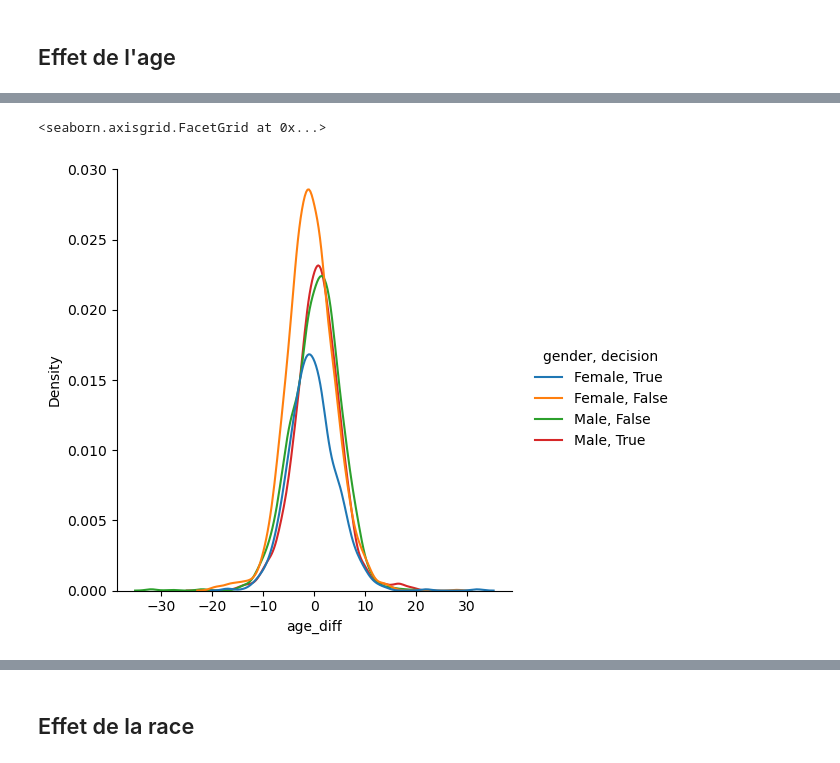
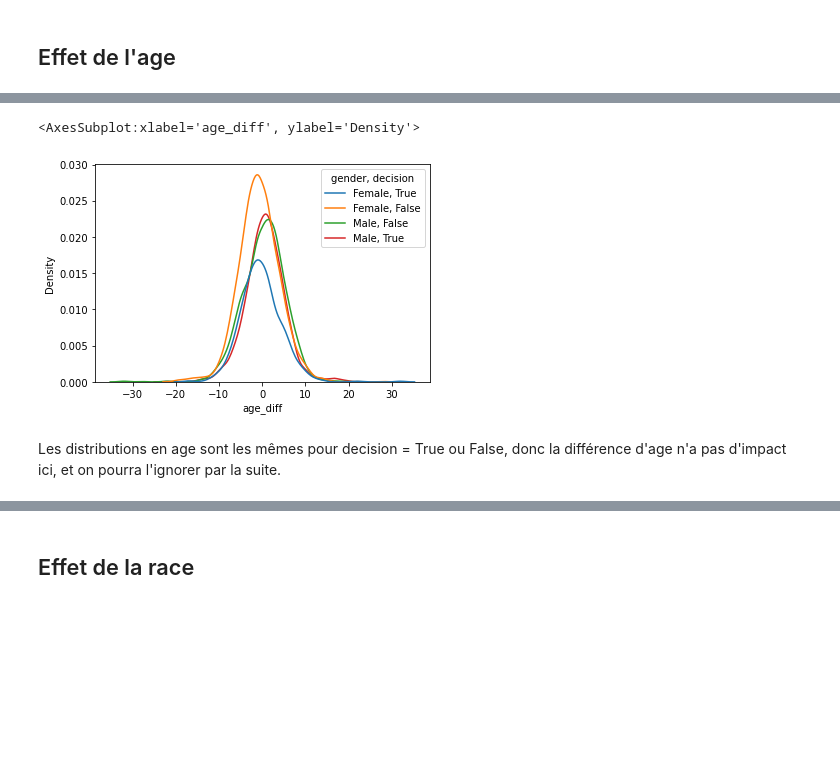
Before and after one commit to OFloyd/formation_greta, a Jupyter notebook: soutenance_17_02_speed_dating.ipynb, the cells around one changed output, grey strips where cells are left out. Saved outputs shown, nothing was run; the diff lists cells and outputs as text; code cells hidden in the pictures; blank space fills up the shorter version.

```diff
--- a/soutenance_17_02_speed_dating.ipynb
+++ b/soutenance_17_02_speed_dating.ipynb
@@ -158,7 +158,7 @@ ind_ct=['wave', 'gender', 'age', 'race', 'importance_same_race', 'importance_sam
 id=0
 for i in range(1,data.shape[0]) :
     for j in ind_ct :
-        if data.loc[i,j] != data.loc[i-1,j]:
+        if (data.loc[i,j] == data.loc[i,j]) and (data.loc[i,j] != data.loc[i-1,j]) :
             id+=1
             break
     uid[i]=id
@@ -464,9 +540,10 @@ fig=sns.catplot(x='decision', y='age_diff', data=data, hue='gender', palette=('r
 # fig=sns.catplot(x='decision', y='age_crit', data=data, hue='gender', palette=('red', 'blue'),
 #                 height=4, aspect=2.5, kind='box')
 # %%
-
-sns.displot(x='age_diff', data=data , hue='gender, decision' ,kind='kde')
+sns.kdeplot(x='age_diff', data=data , hue='gender, decision' )
 # %% [output]
-<seaborn.axisgrid.FacetGrid at 0x...>
+<AxesSubplot:xlabel='age_diff', ylabel='Density'>
-[figure, old version]
+[figure, new version]
+# %% [markdown]
+Les distributions en age sont les mêmes pour decision = True ou False, donc la différence d'age n'a pas d'impact ici, et on pourra l'ignorer par la suite.
 # %%
```
Also changed, not shown: parts of 32 cells of this notebook.
